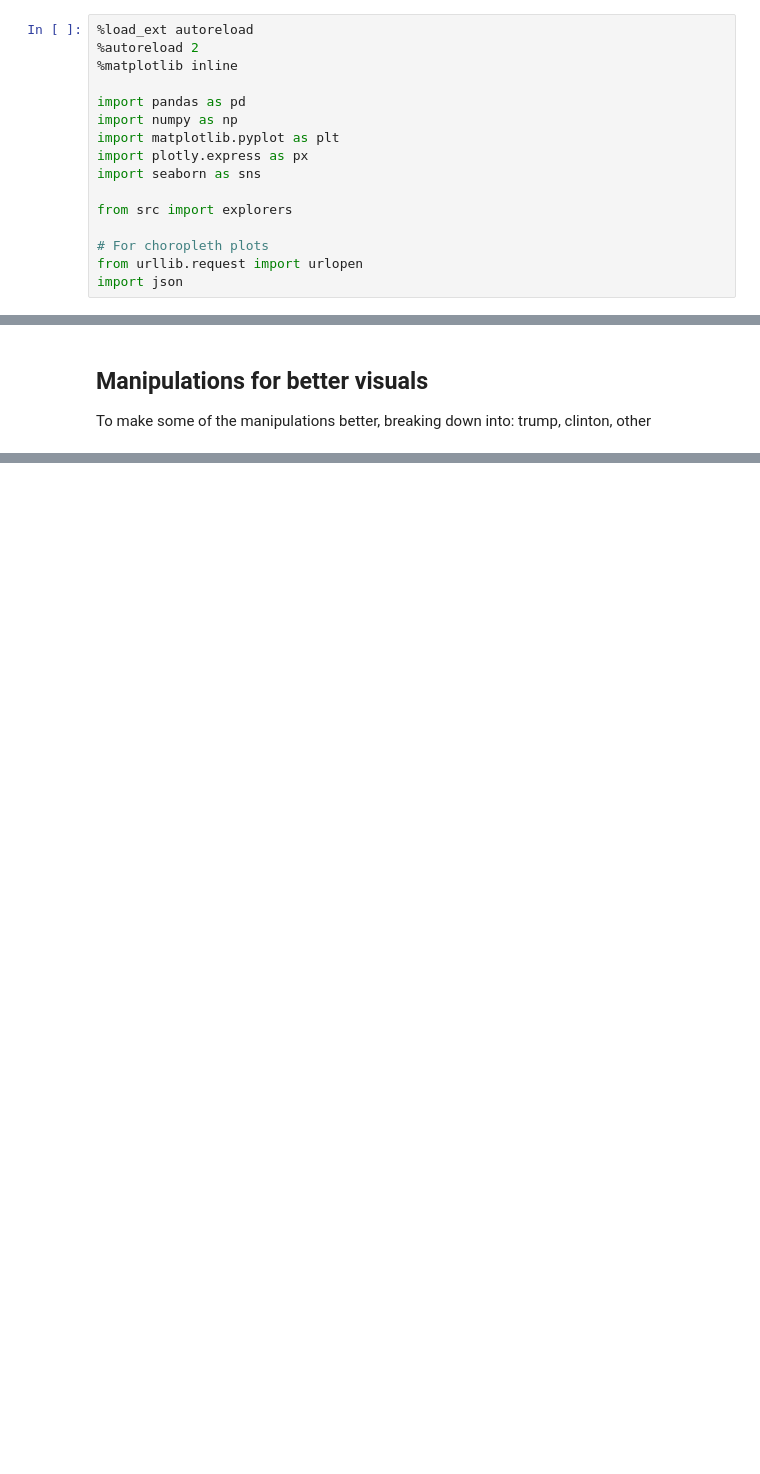
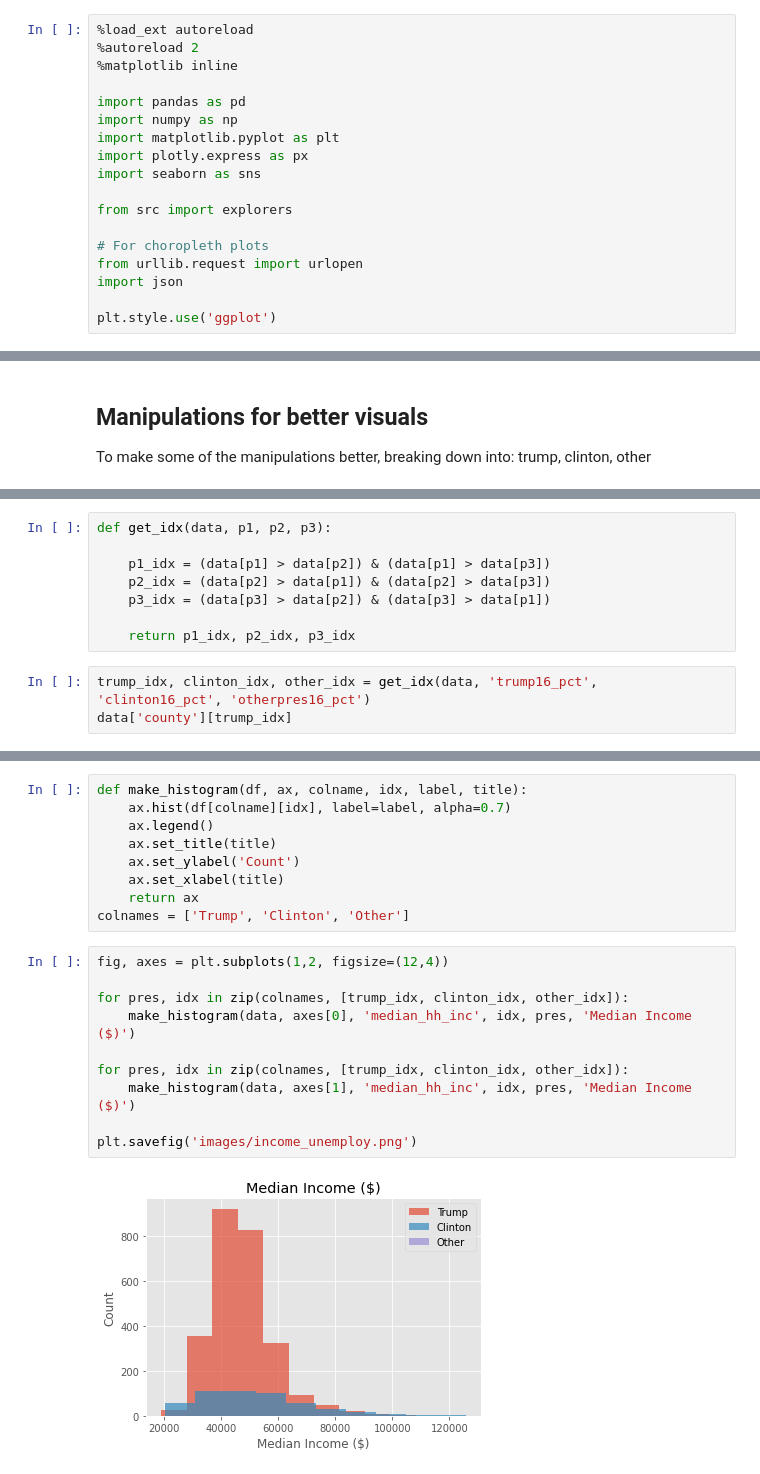
Before and after one commit to mkpetterson/2016-elections, a Jupyter notebook: EDA.ipynb, the cells around one changed output, grey strips where cells are left out. Saved outputs shown, nothing was run; the diff lists cells and outputs as text; blank space fills up the shorter version.

Commit message:
new images

```diff
--- a/EDA.ipynb
+++ b/EDA.ipynb
@@ -23,3 +23,5 @@ from src import explorers
 # For choropleth plots
 from urllib.request import urlopen
 import json
+
+plt.style.use('ggplot')
@@ -115,0 +117,11 @@ other_idx =
+# %%
+def get_idx(data, p1, p2, p3):
+
+    p1_idx = (data[p1] > data[p2]) & (data[p1] > data[p3])
+    p2_idx = (data[p2] > data[p1]) & (data[p2] > data[p3])
+    p3_idx = (data[p3] > data[p2]) & (data[p3] > data[p1])
+
+    return p1_idx, p2_idx, p3_idx
+# %%
+trump_idx, clinton_idx, other_idx = get_idx(data, 'trump16_pct', 'clinton16_pct', 'otherpres16_pct')
+data['county'][trump_idx]
@@ -115,0 +141,21 @@ other_idx =
+# %%
+def make_histogram(df, ax, colname, idx, label, title):
+    ax.hist(df[colname][idx], label=label, alpha=0.7)
+    ax.legend()
+    ax.set_title(title)
+    ax.set_ylabel('Count')
+    ax.set_xlabel(title)
+    return ax
+colnames = ['Trump', 'Clinton', 'Other']
+# %%
+fig, axes = plt.subplots(1,2, figsize=(12,4))
+
+for pres, idx in zip(colnames, [trump_idx, clinton_idx, other_idx]):
+    make_histogram(data, axes[0], 'median_hh_inc', idx, pres, 'Median Income ($)')
+
+for pres, idx in zip(colnames, [trump_idx, clinton_idx, other_idx]):
+    make_histogram(data, axes[1], 'median_hh_inc', idx, pres, 'Median Income ($)')
+
+plt.savefig('images/income_unemploy.png')
+# %% [output]
+[figure, added]
```
Also changed, not shown: parts of 4 cells of this notebook, 2 other files.
